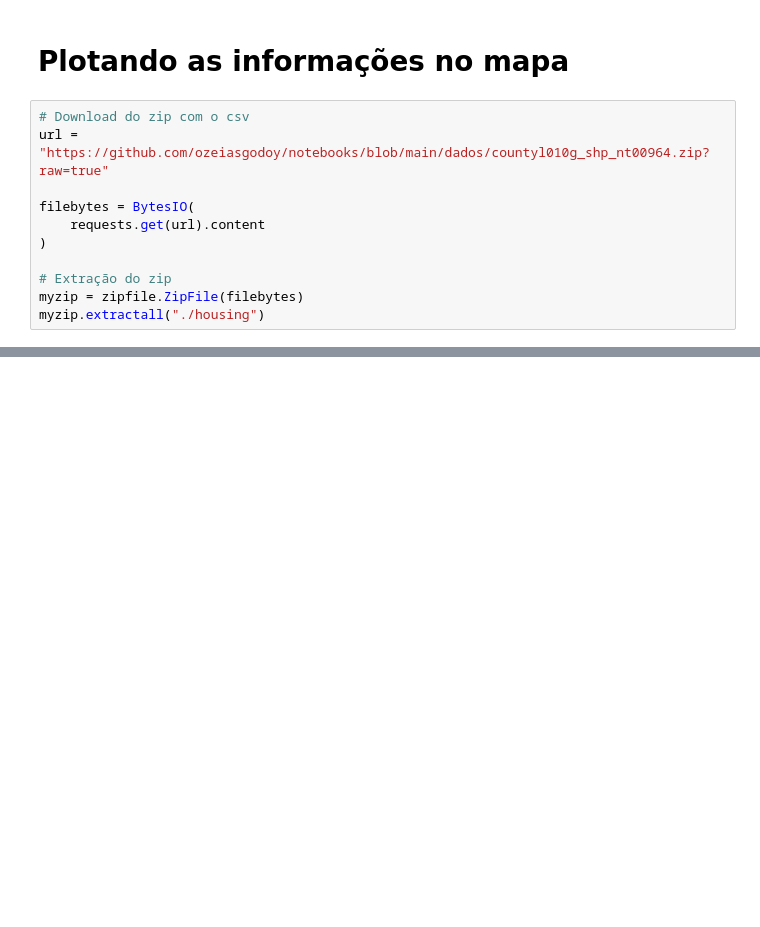
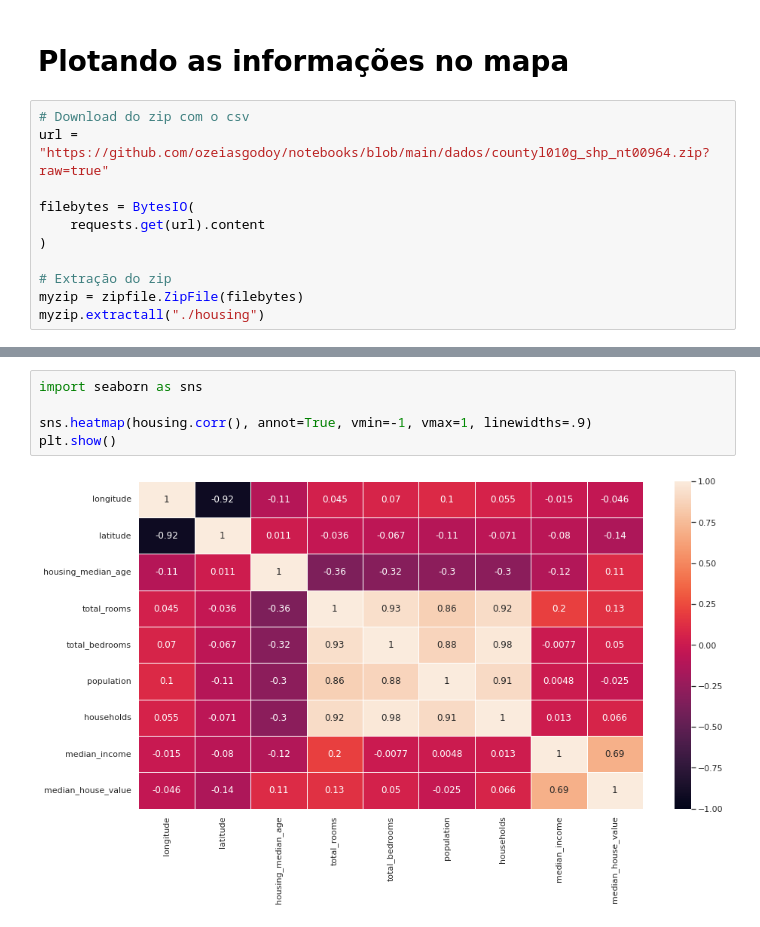
Before and after one commit to EddyGiusepe/Apache_Airflow_with_Python, a Jupyter notebook: notebook_housing.ipynb, the cells around one changed output, grey strips where cells are left out. Saved outputs shown, nothing was run; the diff lists cells and outputs as text; blank space fills up the shorter version.

```diff
--- a/notebook_housing.ipynb
+++ b/notebook_housing.ipynb
@@ -198,0 +208,7 @@ ModuleNotFoundError: No module named 'cartopy'
+# %%
+import seaborn as sns
+
+sns.heatmap(housing.corr(), annot=True, vmin=-1, vmax=1, linewidths=.9)
+plt.show()
+# %% [output]
+[figure, added]
```
Also changed, not shown: parts of 43 cells of this notebook, 2 other files.
